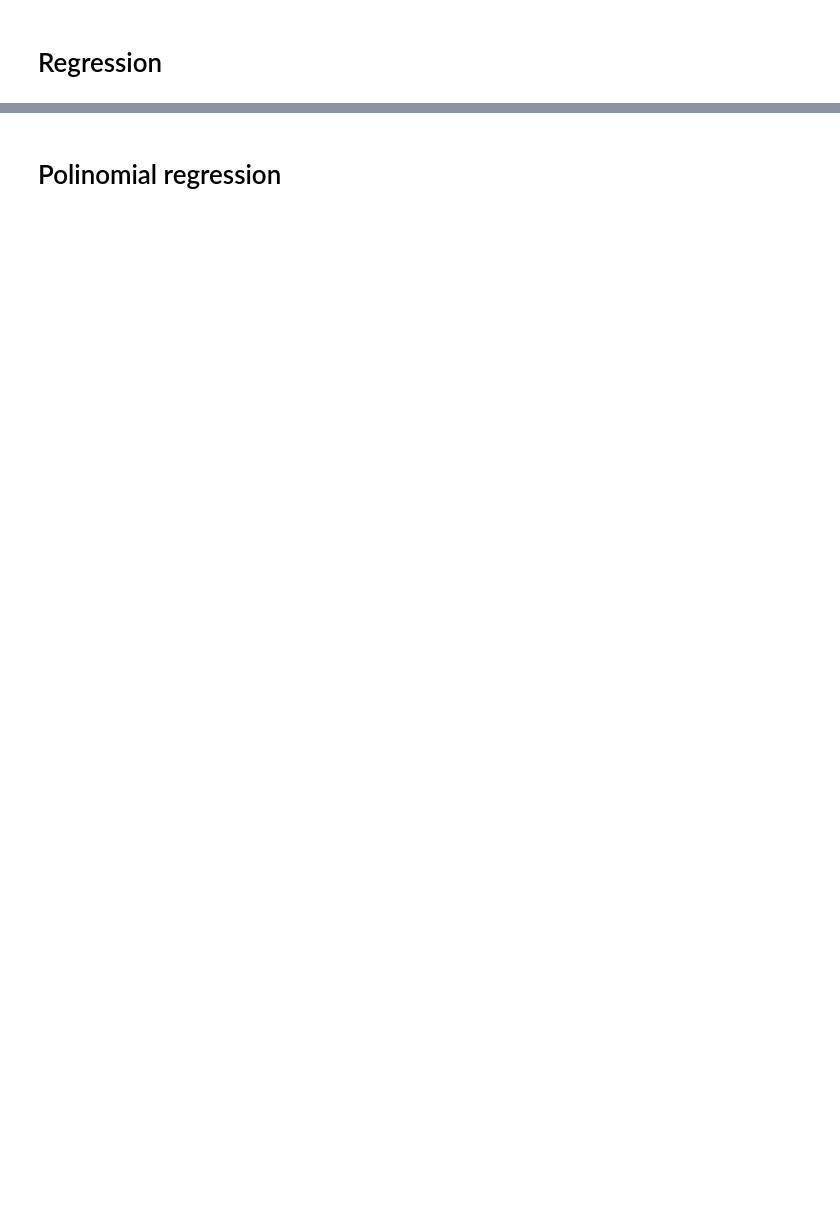
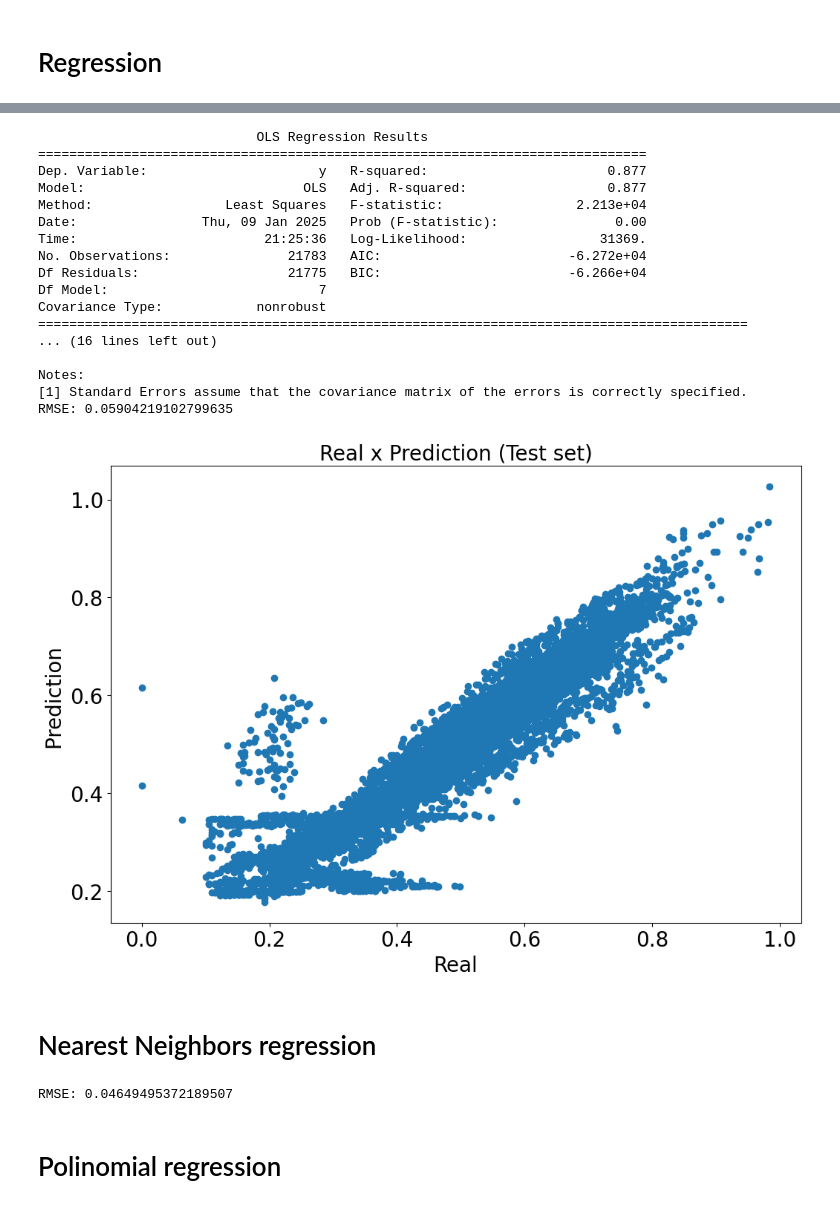
Before and after one commit to ArthurMbraga/machine-learning-project-CSC7201, a Jupyter notebook: project.ipynb, the cells around one changed output, grey strips where cells are left out. Saved outputs shown, nothing was run; the diff lists cells and outputs as text; code cells hidden in the pictures; blank space fills up the shorter version.

```diff
--- a/project.ipynb
+++ b/project.ipynb
@@ -736,3 +146,59 @@ RMSE 3 features: 0.3646416711941558
+# %%
+model = AndreaLinearRegression()
+
+# get cols from the best solution
+best_comb = list(('t1s0', 't2s0', 't0s1', 't0s2', 't0s3', 'station_avg_lag_train', 'station_avg_lag_station'))
+
+
+model.fit(df_train[best_comb], df_train[target], column_names=list(best_comb))
+
+model.summary()
+
+prediction = model.predict(df_test[best_comb])
+error = math.sqrt(mean_squared_error(df_test[target], prediction))
+print(f"RMSE: {error}")
+
+# print prediction x real
+plt.figure(figsize=(12, 8))
+plt.scatter(df_test[target], prediction)
+plt.xlabel('Real', fontsize=20)
+plt.ylabel('Prediction ', fontsize=20)
+plt.title('Real x Prediction (Test set)', fontsize=20)
+plt.xticks(fontsize=20)
+plt.yticks(fontsize=20)
+plt.show()
+# %% [output]
+                            OLS Regression Results
+==============================================================================
+Dep. Variable:                      y   R-squared:                       0.877
+Model:                            OLS   Adj. R-squared:                  0.877
+Method:                 Least Squares   F-statistic:                 2.213e+04
+Date:                Thu, 09 Jan 2025   Prob (F-statistic):               0.00
+Time:                        21:25:36   Log-Likelihood:                 31369.
+No. Observations:               21783   AIC:                        -6.272e+04
+Df Residuals:                   21775   BIC:                        -6.266e+04
+Df Model:                           7
+Covariance Type:            nonrobust
+===========================================================================================
+... (16 lines left out)
+
+Notes:
+[1] Standard Errors assume that the covariance matrix of the errors is correctly specified.
+RMSE: 0.05904219102799635
+[figure, added]
+# %% [markdown]
+# Nearest Neighbors regression
+# %%
+# Nearest Neighbors regression
+from sklearn.neighbors import KNeighborsRegressor
+
+model = KNeighborsRegressor(n_neighbors=5)
+model.fit(df_train[all_features], df_train[target])
+prediction = model.predict(df_test[all_features])
+error = math.sqrt(mean_squared_error(df_test[target], prediction))
+print(f"RMSE: {error}")
+# %% [output]
+RMSE: 0.04649495372189507
 # %% [markdown]
 # Polinomial regression
 # %%
```
Also changed, not shown: parts of 94 cells of this notebook, 2 other files.
